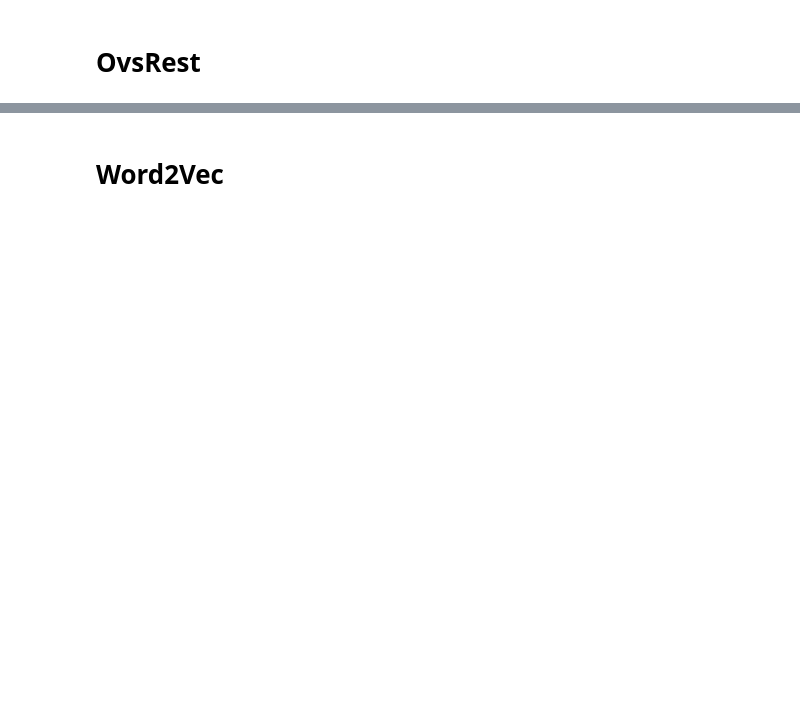
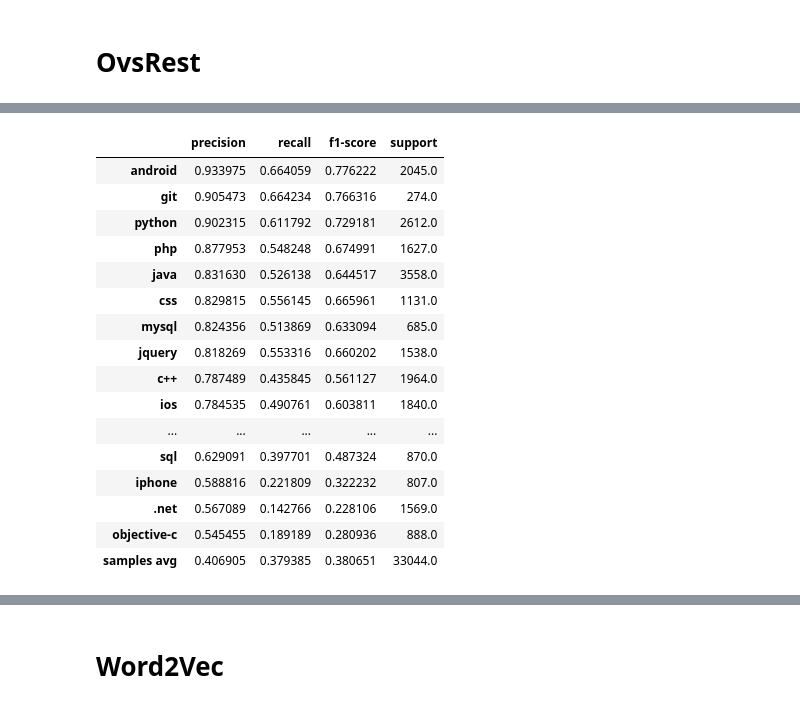
Before and after one commit to DomWch/OpenClassRooms-NLP-P5, a Jupyter notebook: p5-nlp-tfidf-onevsrest.ipynb, the cells around one changed output, grey strips where cells are left out. Cells and saved outputs as stored; diff of their text form; code cells hidden in the pictures; blank space fills up the shorter version.

```diff
--- a/p5-nlp-tfidf-onevsrest.ipynb
+++ b/p5-nlp-tfidf-onevsrest.ipynb
@@ -229,0 +360,20 @@ print(X_test.shape[0])
+# %%
+scores_lr.sort_values(by="precision", ascending=False)
+# %% [output]
+|  | precision | recall | f1-score | support |
+| android | 0.933975 | 0.664059 | 0.776222 | 2045.0 |
+| git | 0.905473 | 0.664234 | 0.766316 | 274.0 |
+| python | 0.902315 | 0.611792 | 0.729181 | 2612.0 |
+| php | 0.877953 | 0.548248 | 0.674991 | 1627.0 |
+| java | 0.831630 | 0.526138 | 0.644517 | 3558.0 |
+| css | 0.829815 | 0.556145 | 0.665961 | 1131.0 |
+| mysql | 0.824356 | 0.513869 | 0.633094 | 685.0 |
+| jquery | 0.818269 | 0.553316 | 0.660202 | 1538.0 |
+| c++ | 0.787489 | 0.435845 | 0.561127 | 1964.0 |
+| ios | 0.784535 | 0.490761 | 0.603811 | 1840.0 |
+| ... | ... | ... | ... | ... |
+| sql | 0.629091 | 0.397701 | 0.487324 | 870.0 |
+| iphone | 0.588816 | 0.221809 | 0.322232 | 807.0 |
+| .net | 0.567089 | 0.142766 | 0.228106 | 1569.0 |
+| objective-c | 0.545455 | 0.189189 | 0.280936 | 888.0 |
+| samples avg | 0.406905 | 0.379385 | 0.380651 | 33044.0 |
```
Also changed, not shown: parts of 52 cells of this notebook.
